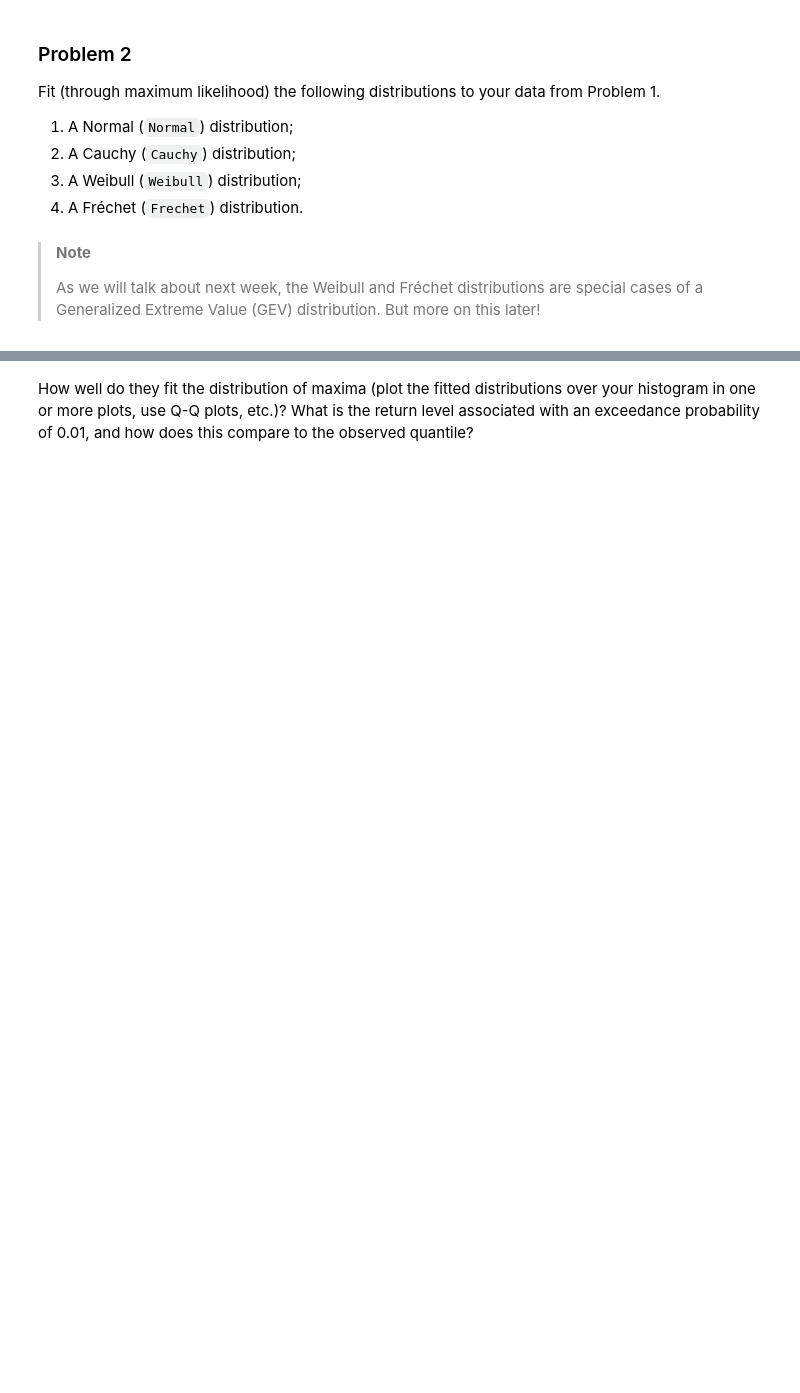
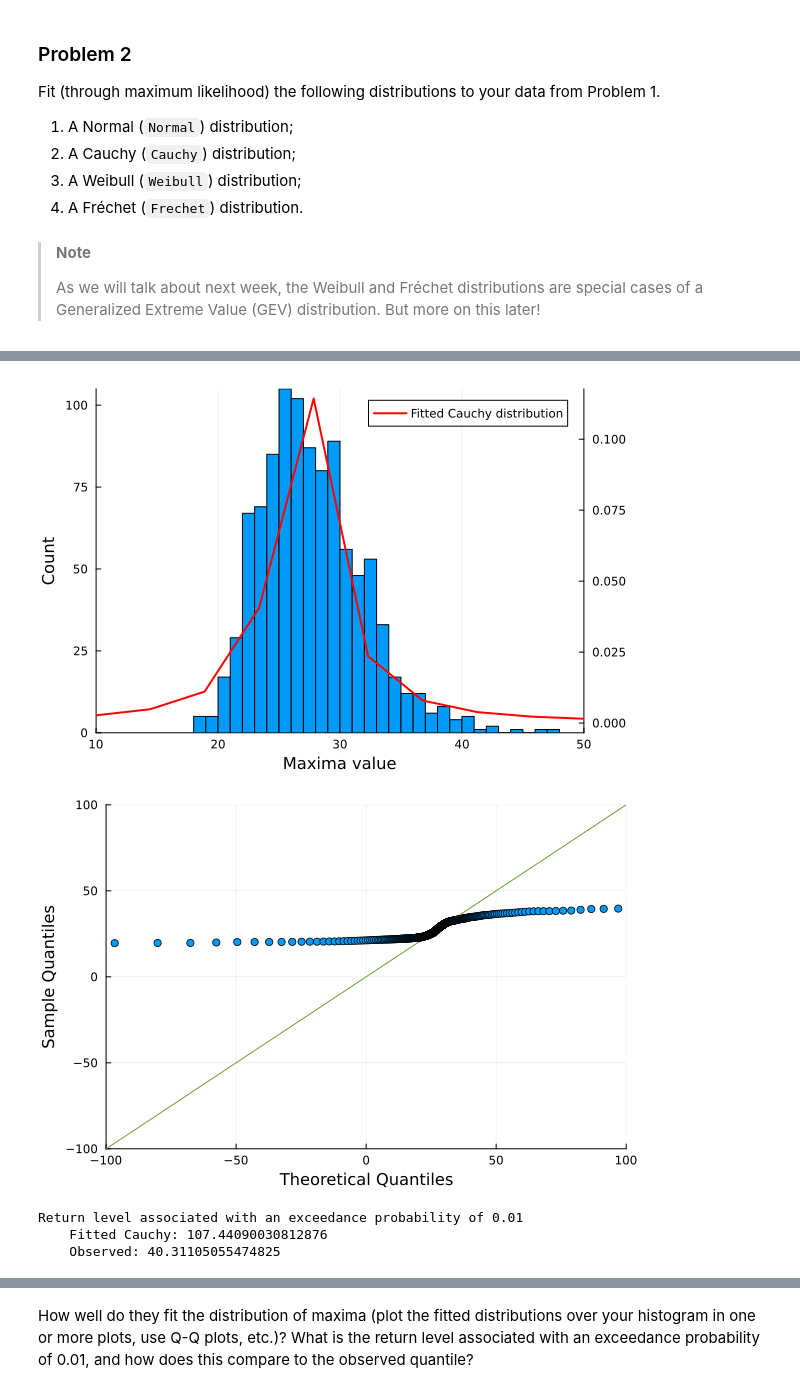
Before and after one commit to anthonynic28/ex_week04_BEE5850, a Jupyter notebook: ex04.ipynb, the cells around one changed output, grey strips where cells are left out. Saved outputs shown, nothing was run; the diff lists cells and outputs as text; code cells hidden in the pictures; blank space fills up the shorter version.

```diff
--- a/ex04.ipynb
+++ b/ex04.ipynb
@@ -66,0 +135,28 @@ data from Problem 1.
+# %%
+cauchy_params = mle_fit_distribution(Cauchy, maxima_list)
+
+histogram(maxima_list, legend=:false, bins=50,
+    xlabel="Maxima value", ylabel="Count", xlims=(10, 50))
+display(
+    plot!(twinx(), Cauchy(cauchy_params[1], cauchy_params[2]),
+        xlims=(10, 50),
+        linecolor=:red, linewidth=:2,
+        label="Fitted Cauchy distribution")
+)
+
+display(
+    qqplot(Cauchy(cauchy_params[1], cauchy_params[2]), maxima_list,
+        xlabel="Theoretical Quantiles", ylabel="Sample Quantiles",
+        xlims=(-100, 100), ylims=(-100, 100))
+)
+
+cauchy_return = quantile(Cauchy(cauchy_params[1], cauchy_params[2]), 0.99)
+print("Return level associated with an exceedance probability of 0.01
+    Fitted Cauchy: ", cauchy_return,
+    "\n    Observed: ", quantile(maxima_list, 0.99))
+# %% [output]
+[figure, added]
+[figure, added]
+Return level associated with an exceedance probability of 0.01
+    Fitted Cauchy: 107.44090030812876
+    Observed: 40.31105055474825
```
Also changed, not shown: parts of 11 cells of this notebook.
